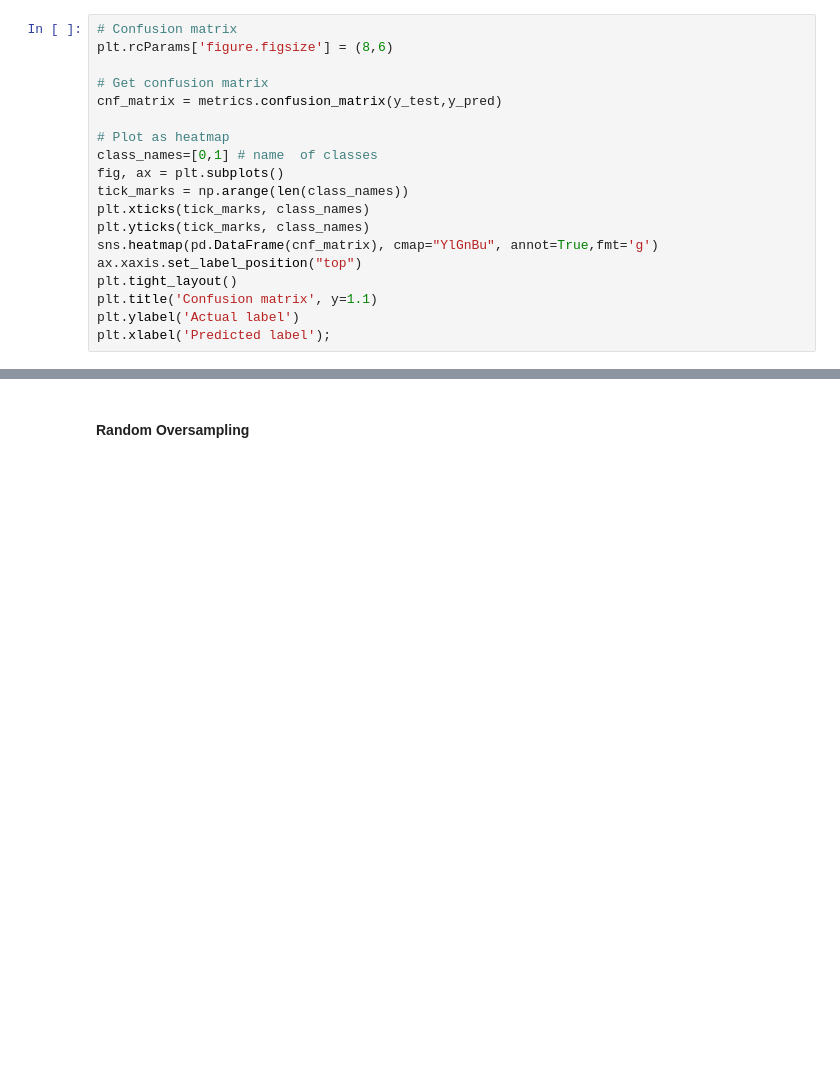
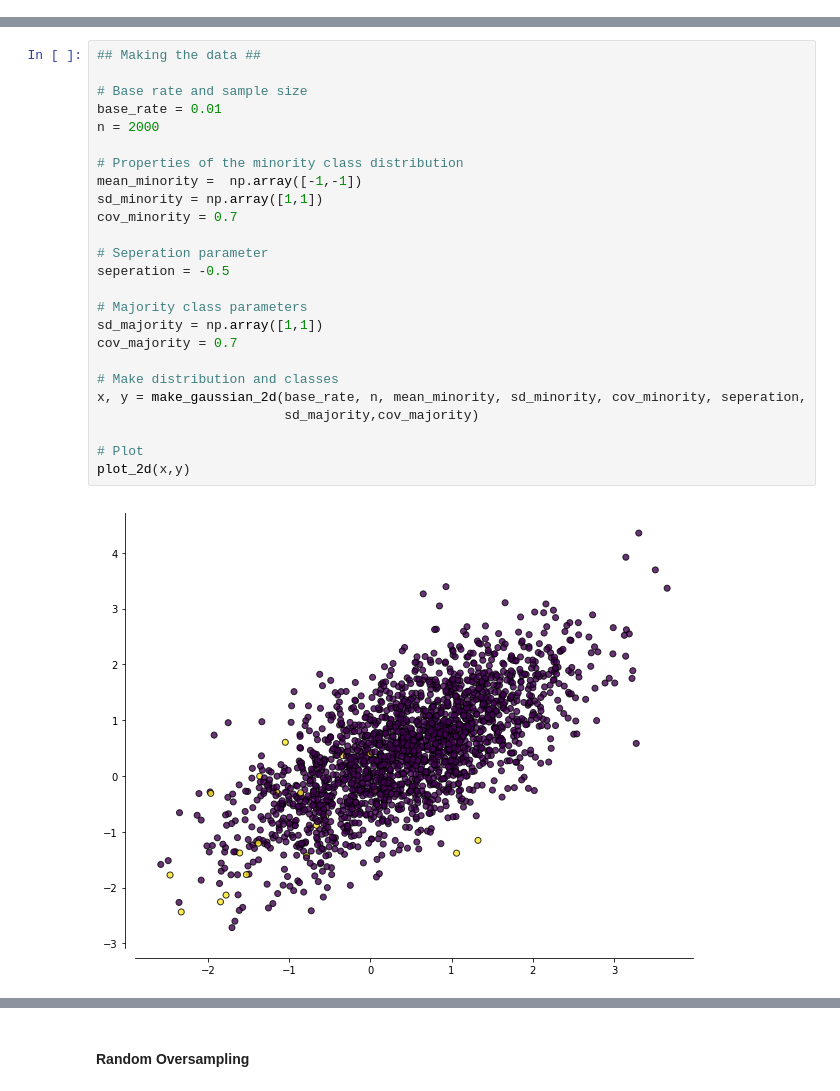
Before and after one commit to fadamDS/201810_Statistical_Modelling, a Jupyter notebook: scripts/20181118_Sampling_Methods_Class_Imbalances.ipynb, the cells around one changed output, grey strips where cells are left out. Drawn from its saved outputs; the diff is of its cells as text; blank space fills up the shorter version.

```diff
--- a/scripts/20181118_Sampling_Methods_Class_Imbalances.ipynb
+++ b/scripts/20181118_Sampling_Methods_Class_Imbalances.ipynb
@@ -242,19 +0,0 @@ The accuracy score of {{round( accuracy_baseline \* 100,2)}} percent looks great
-# %%
-# Confusion matrix
-plt.rcParams['figure.figsize'] = (8,6)
-
-# Get confusion matrix
-cnf_matrix = metrics.confusion_matrix(y_test,y_pred)
-
-# Plot as heatmap
-class_names=[0,1] # name  of classes
-fig, ax = plt.subplots()
-tick_marks = np.arange(len(class_names))
-plt.xticks(tick_marks, class_names)
-plt.yticks(tick_marks, class_names)
-sns.heatmap(pd.DataFrame(cnf_matrix), cmap="YlGnBu", annot=True,fmt='g')
-ax.xaxis.set_label_position("top")
-plt.tight_layout()
-plt.title('Confusion matrix', y=1.1)
-plt.ylabel('Actual label')
-plt.xlabel('Predicted label');
@@ -295,0 +221,27 @@ plt.show()
+# %%
+## Making the data ##
+
+# Base rate and sample size
+base_rate = 0.01
+n = 2000
+
+# Properties of the minority class distribution
+mean_minority =  np.array([-1,-1])
+sd_minority = np.array([1,1])
+cov_minority = 0.7
+
+# Seperation parameter
+seperation = -0.5
+
+# Majority class parameters
+sd_majority = np.array([1,1])
+cov_majority = 0.7
+
+# Make distribution and classes
+x, y = make_gaussian_2d(base_rate, n, mean_minority, sd_minority, cov_minority, seperation,
+                        sd_majority,cov_majority)
+
+# Plot
+plot_2d(x,y)
+# %% [output]
+[figure, added]
```
Also changed, not shown: parts of 65 cells of this notebook, 1 other file.
